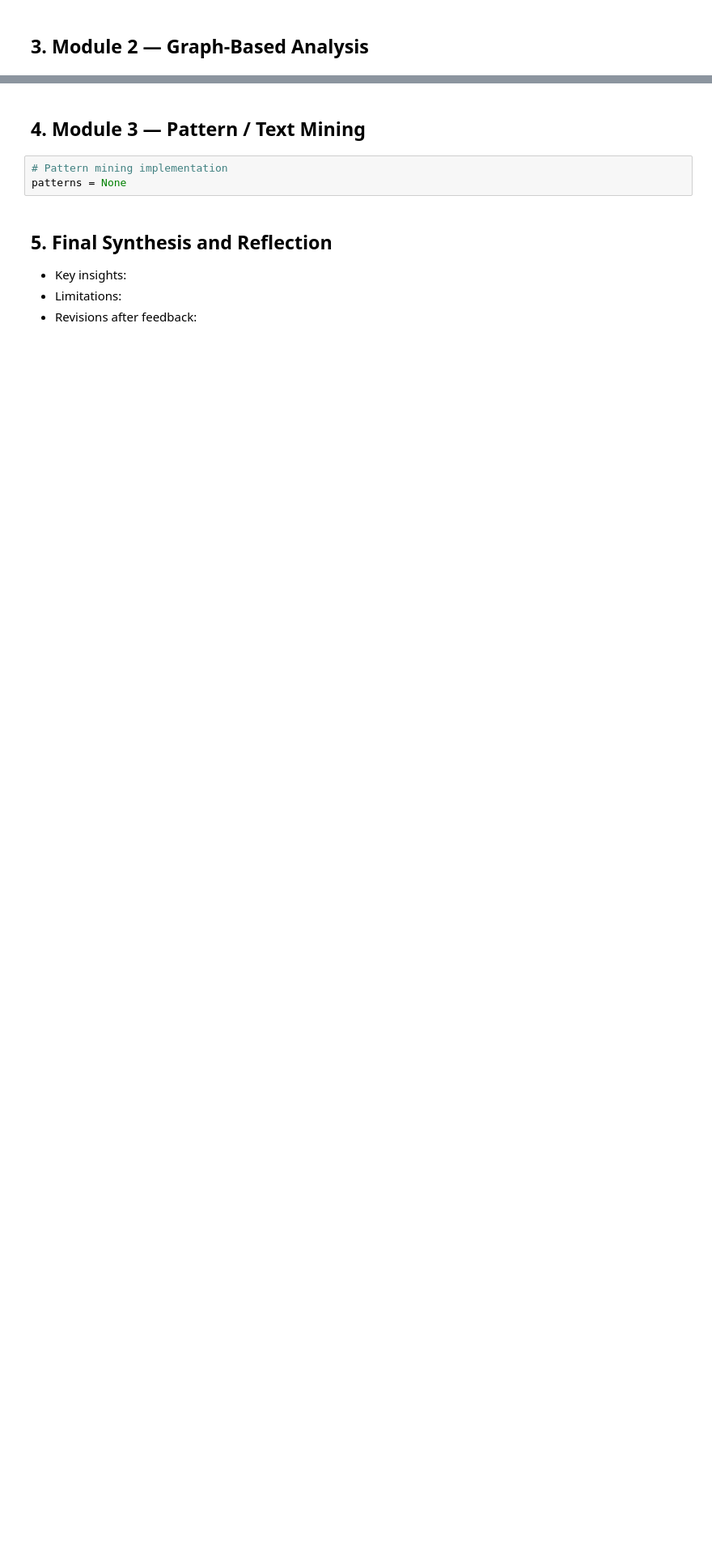
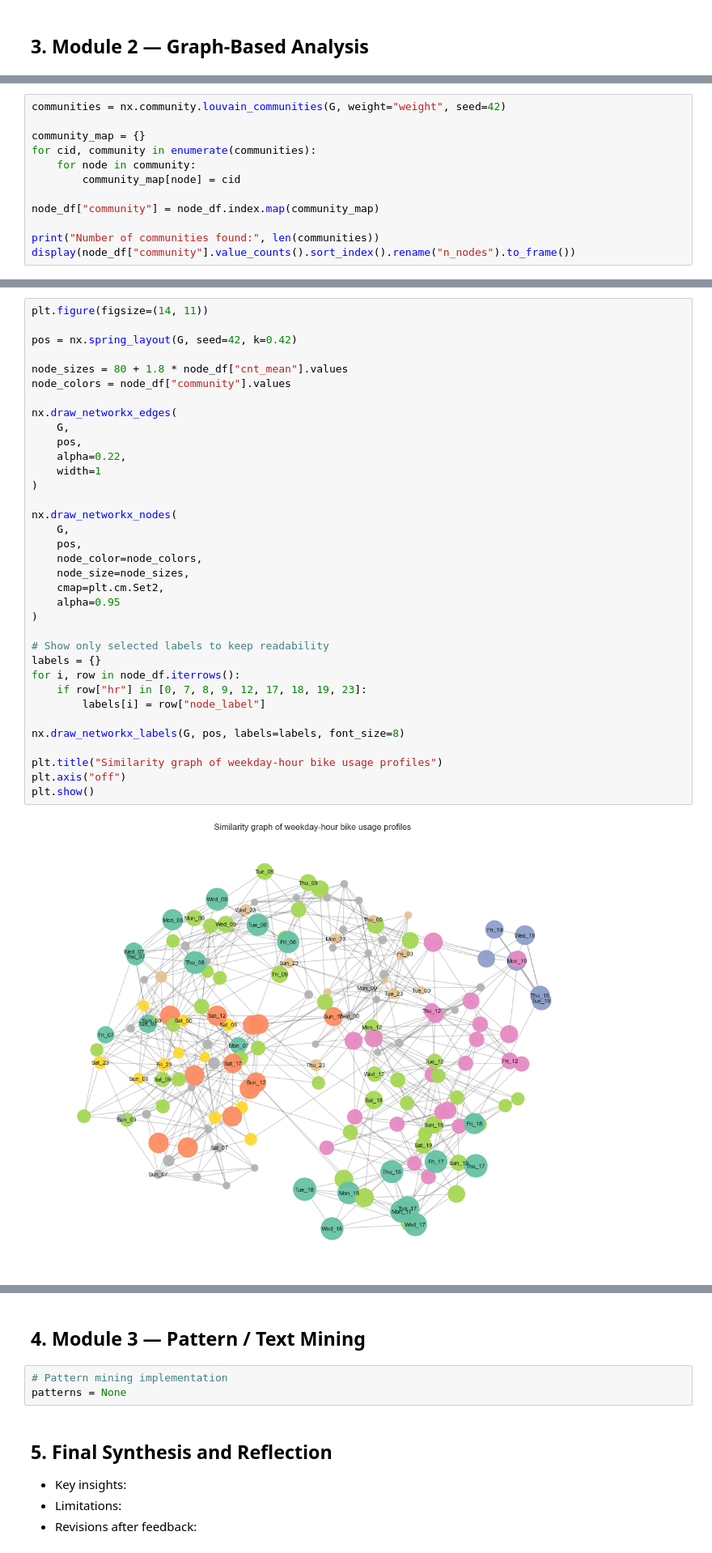
Before and after one commit to DominikKysel/DM-Project, a Jupyter notebook: data_mining_project_bike_sharing.ipynb, the cells around one changed output, grey strips where cells are left out. Shown at 81% size. Saved outputs shown, nothing was run; the diff lists cells and outputs as text; blank space fills up the shorter version.

```diff
--- a/data_mining_project_bike_sharing.ipynb
+++ b/data_mining_project_bike_sharing.ipynb
@@ -2189,0 +2409,12 @@ G = nx.Graph()
+# %%
+communities = nx.community.louvain_communities(G, weight="weight", seed=42)
+
+community_map = {}
+for cid, community in enumerate(communities):
+    for node in community:
+        community_map[node] = cid
+
+node_df["community"] = node_df.index.map(community_map)
+
+print("Number of communities found:", len(communities))
+display(node_df["community"].value_counts().sort_index().rename("n_nodes").to_frame())
@@ -2189,0 +2483,37 @@ G = nx.Graph()
+# %%
+plt.figure(figsize=(14, 11))
+
+pos = nx.spring_layout(G, seed=42, k=0.42)
+
+node_sizes = 80 + 1.8 * node_df["cnt_mean"].values
+node_colors = node_df["community"].values
+
+nx.draw_networkx_edges(
+    G,
+    pos,
+    alpha=0.22,
+    width=1
+)
+
+nx.draw_networkx_nodes(
+    G,
+    pos,
+    node_color=node_colors,
+    node_size=node_sizes,
+    cmap=plt.cm.Set2,
+    alpha=0.95
+)
+
+# Show only selected labels to keep readability
+labels = {}
+for i, row in node_df.iterrows():
+    if row["hr"] in [0, 7, 8, 9, 12, 17, 18, 19, 23]:
+        labels[i] = row["node_label"]
+
+nx.draw_networkx_labels(G, pos, labels=labels, font_size=8)
+
+plt.title("Similarity graph of weekday-hour bike usage profiles")
+plt.axis("off")
+plt.show()
+# %% [output]
+[figure, added]
```
Also changed, not shown: parts of 39 cells of this notebook.
